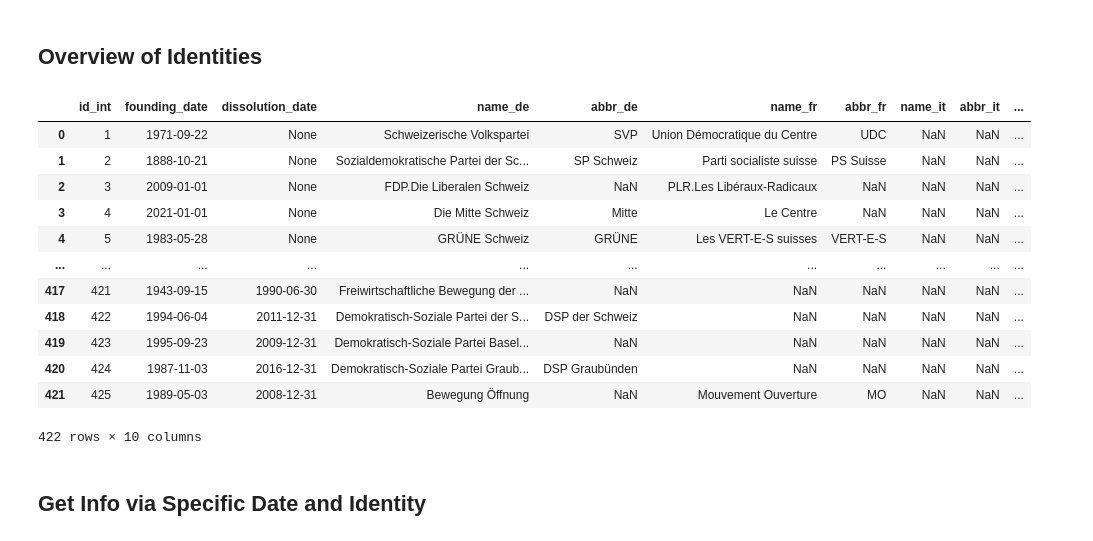
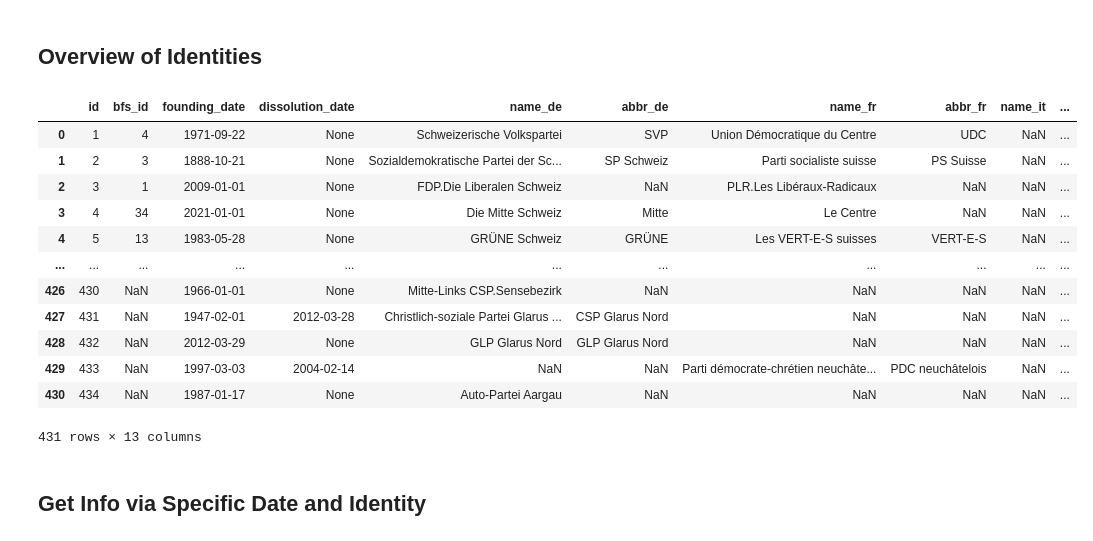
Before and after one commit to swiss/fch-political-party-pipeline, a Jupyter notebook: notebooks/3_queries.ipynb, the cells around one changed output. Drawn from its saved outputs; the diff is of its cells as text; code cells hidden in the pictures.

Commit message:
bfs identifier

```diff
--- a/notebooks/3_queries.ipynb
+++ b/notebooks/3_queries.ipynb
@@ -29,11 +29,15 @@ PREFIX schema: <http://schema.org/>
 PREFIX vl: <https://version.link/>
 PREFIX pol: <https://politics.ld.admin.ch/vocabulary/political-party/>
 
-SELECT ?id_int ?founding_date ?dissolution_date ?name_de ?abbr_de ?name_fr ?abbr_fr ?name_it ?abbr_it ?parent_id WHERE {
+SELECT DISTINCT ?id ?bfs_id ?founding_date ?dissolution_date ?name_de ?abbr_de ?name_fr ?abbr_fr ?name_it ?abbr_it ?area ?area_abbr ?parent_id WHERE {
 
     ?party a vl:Identity ;
-        schema:identifier ?id ;
+        schema:identifier ?id_str ;
         schema:validFrom ?founding_date .
+
+    OPTIONAL {
+        ?party pol:bfsIdentifier ?bfs_id .
+    }
 
     OPTIONAL {
         ?party schema:validThrough ?dissolution_date .
@@ -55,48 +59,53 @@ SELECT ?id_int ?founding_date ?dissolution_date ?name_de ?abbr_de ?name_fr ?abbr
         FILTER (lang(?name_fr) = "fr")
     }
     OPTIONAL {
         ?party schema:alternateName ?abbr_fr .
         FILTER (lang(?abbr_fr) = "fr")
     }
 
     # italian name and abbreviation
     OPTIONAL {
         ?party schema:name ?name_it .
         FILTER (lang(?name_it) = "it")
     }
     OPTIONAL {
         ?party schema:alternateName ?abbr_it .
         FILTER (lang(?abbr_it) = "it")
     }
 
     OPTIONAL {
+        ?party schema:areaServed ?area .
+        ?area schema:alternateName ?area_abbr .
+    }
+
+    OPTIONAL {
         ?party pol:childOf ?parent .
         ?parent schema:identifier ?parent_id .
     }
 
-    BIND(xsd:integer(?id) AS ?id_int)
+    BIND(xsd:integer(?id_str) AS ?id)
 
-} ORDER BY ?id_int
+} ORDER BY ?id
 
 """
 
 df = sparql_to_df(g, query)
 df.to_csv("../data/output/parties_overview.csv", index=False, encoding="utf-8")
 display(df)
 # %% [output]
-|  | id_int | founding_date | dissolution_date | name_de | abbr_de | name_fr | abbr_fr | name_it | abbr_it | ... |
-| 0 | 1 | 1971-09-22 | None | Schweizerische Volkspartei | SVP | Union Démocratique du Centre | UDC | NaN | NaN | ... |
-| 1 | 2 | 1888-10-21 | None | Sozialdemokratische Partei der Sc... | SP Schweiz | Parti socialiste suisse | PS Suisse | NaN | NaN | ... |
-| 2 | 3 | 2009-01-01 | None | FDP.Die Liberalen Schweiz | NaN | PLR.Les Libéraux-Radicaux | NaN | NaN | NaN | ... |
-| 3 | 4 | 2021-01-01 | None | Die Mitte Schweiz | Mitte | Le Centre | NaN | NaN | NaN | ... |
-| 4 | 5 | 1983-05-28 | None | GRÜNE Schweiz | GRÜNE | Les VERT-E-S suisses | VERT-E-S | NaN | NaN | ... |
+|  | id | bfs_id | founding_date | dissolution_date | name_de | abbr_de | name_fr | abbr_fr | name_it | ... |
+| 0 | 1 | 4 | 1971-09-22 | None | Schweizerische Volkspartei | SVP | Union Démocratique du Centre | UDC | NaN | ... |
+| 1 | 2 | 3 | 1888-10-21 | None | Sozialdemokratische Partei der Sc... | SP Schweiz | Parti socialiste suisse | PS Suisse | NaN | ... |
+| 2 | 3 | 1 | 2009-01-01 | None | FDP.Die Liberalen Schweiz | NaN | PLR.Les Libéraux-Radicaux | NaN | NaN | ... |
+| 3 | 4 | 34 | 2021-01-01 | None | Die Mitte Schweiz | Mitte | Le Centre | NaN | NaN | ... |
+| 4 | 5 | 13 | 1983-05-28 | None | GRÜNE Schweiz | GRÜNE | Les VERT-E-S suisses | VERT-E-S | NaN | ... |
 | ... | ... | ... | ... | ... | ... | ... | ... | ... | ... | ... |
-| 417 | 421 | 1943-09-15 | 1990-06-30 | Freiwirtschaftliche Bewegung der ... | NaN | NaN | NaN | NaN | NaN | ... |
-| 418 | 422 | 1994-06-04 | 2011-12-31 | Demokratisch-Soziale Partei der S... | DSP der Schweiz | NaN | NaN | NaN | NaN | ... |
-| 419 | 423 | 1995-09-23 | 2009-12-31 | Demokratisch-Soziale Partei Basel... | NaN | NaN | NaN | NaN | NaN | ... |
-| 420 | 424 | 1987-11-03 | 2016-12-31 | Demokratisch-Soziale Partei Graub... | DSP Graubünden | NaN | NaN | NaN | NaN | ... |
-| 421 | 425 | 1989-05-03 | 2008-12-31 | Bewegung Öffnung | NaN | Mouvement Ouverture | MO | NaN | NaN | ... |
+| 426 | 430 | NaN | 1966-01-01 | None | Mitte-Links CSP.Sensebezirk | NaN | NaN | NaN | NaN | ... |
+| 427 | 431 | NaN | 1947-02-01 | 2012-03-28 | Christlich-soziale Partei Glarus ... | CSP Glarus Nord | NaN | NaN | NaN | ... |
+| 428 | 432 | NaN | 2012-03-29 | None | GLP Glarus Nord | GLP Glarus Nord | NaN | NaN | NaN | ... |
+| 429 | 433 | NaN | 1997-03-03 | 2004-02-14 | NaN | NaN | Parti démocrate-chrétien neuchâte... | PDC neuchâtelois | NaN | ... |
+| 430 | 434 | NaN | 1987-01-17 | None | Auto-Partei Aargau | NaN | NaN | NaN | NaN | ... |
-422 rows × 10 columns
+431 rows × 13 columns
 # %% [markdown]
 ## Get Info via Specific Date and Identity
 # %%
```
Also changed, not shown: parts of 4 cells of this notebook, 3 other files.
